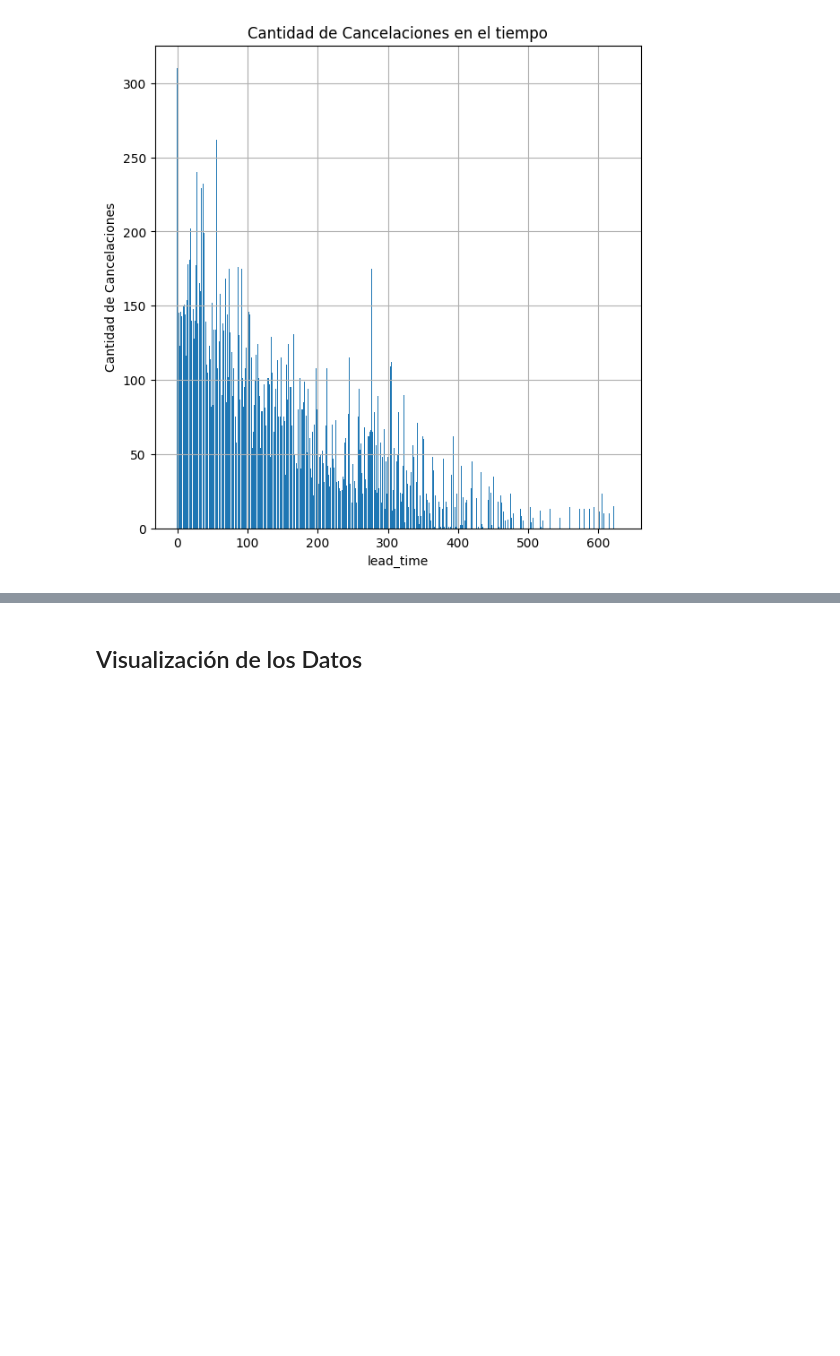
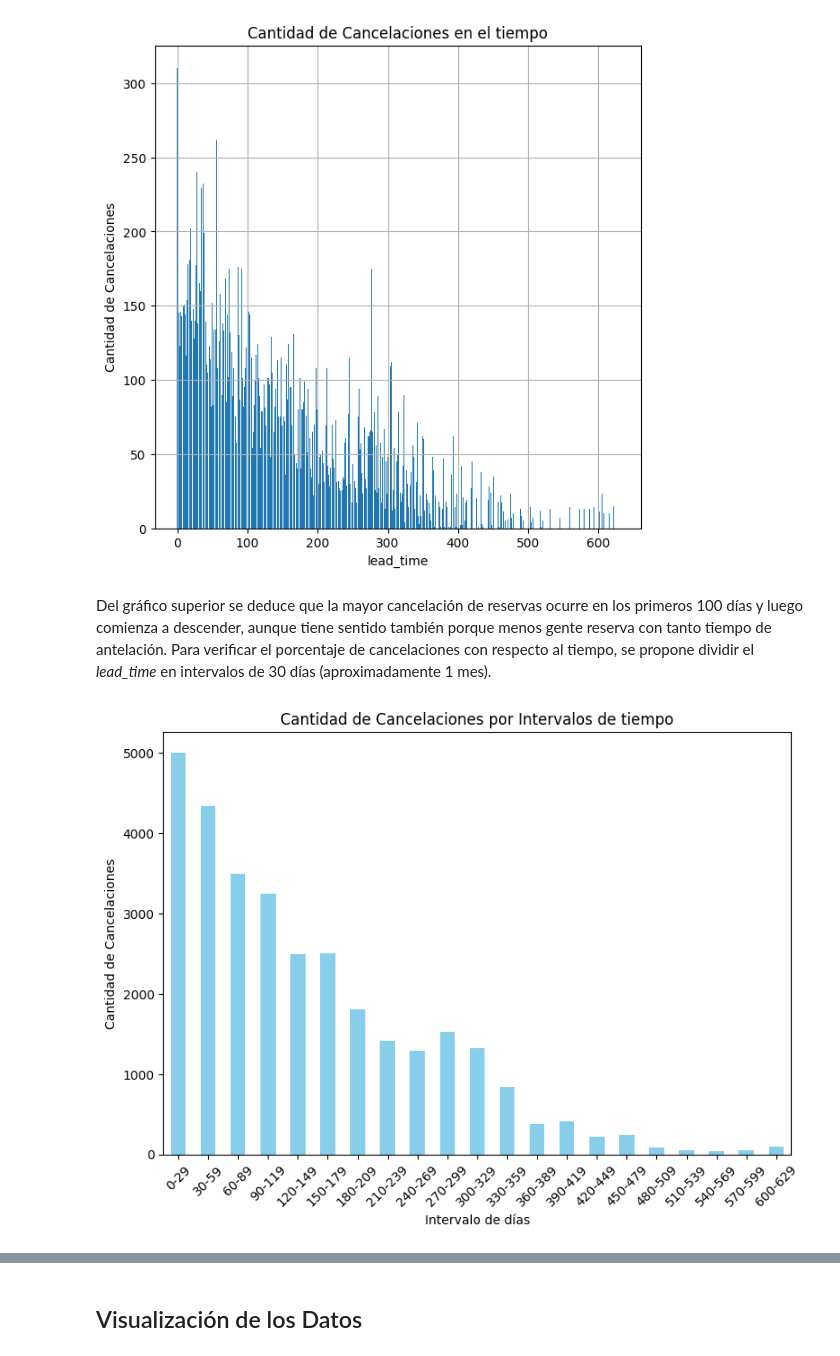
Before and after one commit to InspectorDave/OrgaDeDatos-TPs, a Jupyter notebook: 7506R_TP1_GRUPO11_CHP1_ENTREGA.ipynb, the cells around one changed output, grey strips where cells are left out. Saved outputs shown, nothing was run; the diff lists cells and outputs as text; code cells hidden in the pictures; blank space fills up the shorter version.

Commit message:
lead_time completo

```diff
--- a/7506R_TP1_GRUPO11_CHP1_ENTREGA.ipynb
+++ b/7506R_TP1_GRUPO11_CHP1_ENTREGA.ipynb
@@ -244,3 +233,21 @@ plt.grid(True)
 plt.show()
 # %% [output]
 [figure]
+# %% [markdown]
+Del gráfico superior se deduce que la mayor cancelación de reservas ocurre en los primeros 100 días y luego comienza a descender, aunque tiene sentido también porque menos gente reserva con tanto tiempo de antelación. Para verificar el porcentaje de cancelaciones con respecto al tiempo, se propone dividir el *lead_time* en intervalos de 30 días (aproximadamente 1 mes).
+# %%
+hotels_lead_time_cancel_intervals = list(range(0, max(hotels_cancelations["lead_time"].tolist()) + 31, 30))
+hotels_lead_time_cancel_labels = [f'{i}-{i+29}' for i in hotels_lead_time_cancel_intervals[:-1]]
+hotels_cancelations_per_lead_time_intervalos = pd.cut(hotels_cancelations_per_lead_time.index, bins=hotels_lead_time_cancel_intervals, labels=hotels_lead_time_cancel_labels, include_lowest=True)
+hotel_cancelations_per_interval = hotels_cancelations_per_lead_time.groupby(hotels_cancelations_per_lead_time_intervalos, observed=False).sum()
+
+plt.figure(figsize=(8, 6))
+hotel_cancelations_per_interval.plot(kind='bar', color='skyblue')
+plt.title('Cantidad de Cancelaciones por Intervalos de tiempo')
+plt.xlabel('Intervalo de días')
+plt.ylabel('Cantidad de Cancelaciones')
+plt.xticks(rotation=45)
+plt.tight_layout()
+plt.show()
+# %% [output]
+[figure, added]
```
Also changed, not shown: parts of 9 cells of this notebook.
